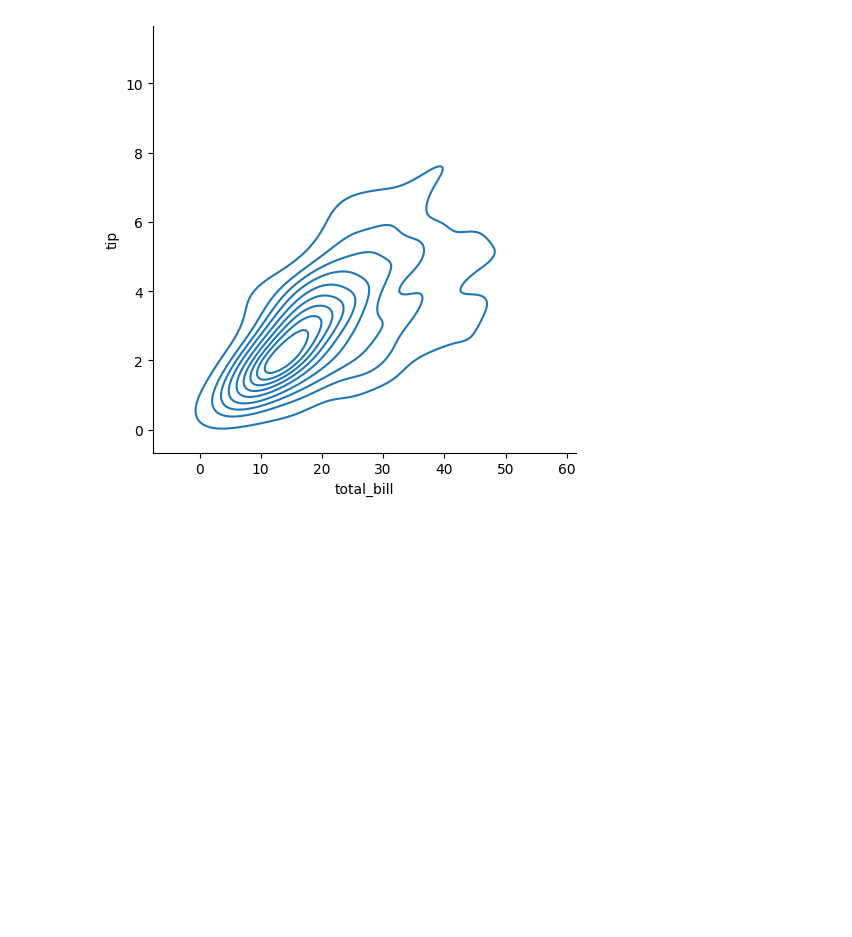
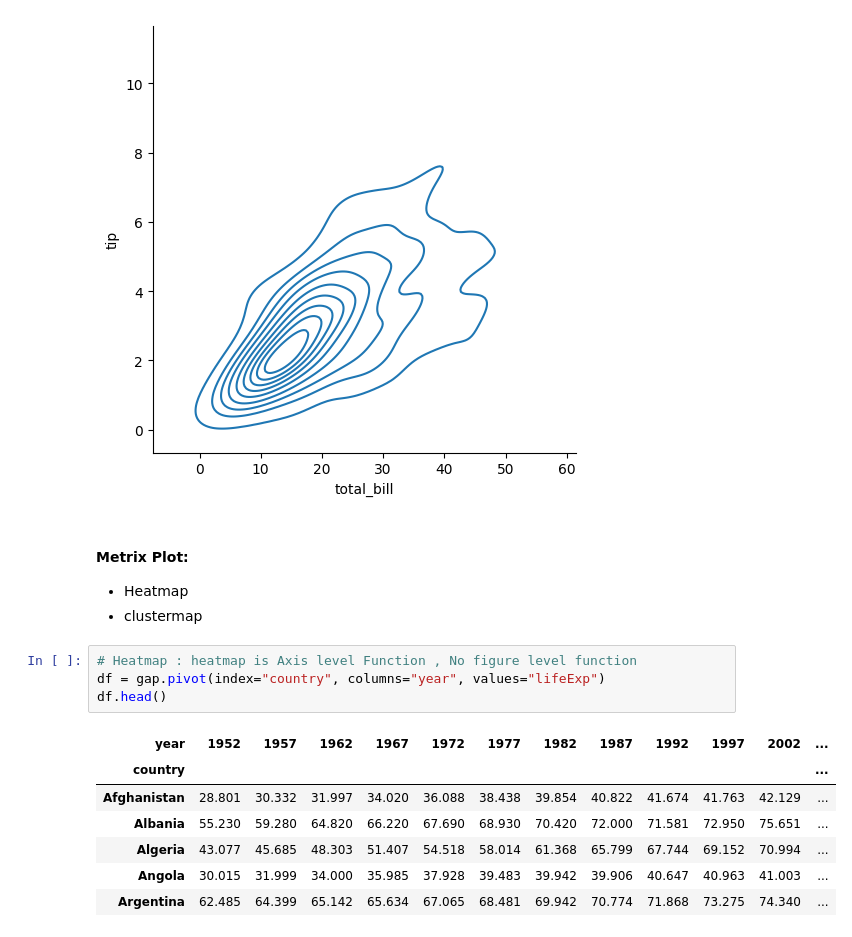
Before and after one commit to JARVIS20240/Python_pandas_for_DS-ML, a Jupyter notebook: Ch-9_Seaborn/01_Bais.ipynb, the cells around one changed output. Cells and saved outputs as stored; diff of their text form; blank space fills up the shorter version.

```diff
--- a/Ch-9_Seaborn/01_Bais.ipynb
+++ b/Ch-9_Seaborn/01_Bais.ipynb
@@ -258,3 +259,19 @@ sns.displot(data=tips, x="total_bill", y="tip", kind="kde")
 # %% [output]
 <seaborn.axisgrid.FacetGrid at 0x...>
 [figure]
+# %% [markdown]
+#### Metrix Plot:
+- Heatmap
+- clustermap
+# %%
+# Heatmap : heatmap is Axis level Function , No figure level function
+df = gap.pivot(index="country", columns="year", values="lifeExp")
+df.head()
+# %% [output]
+| year | 1952 | 1957 | 1962 | 1967 | 1972 | 1977 | 1982 | 1987 | 1992 | 1997 | 2002 | ... |
+| country |  |  |  |  |  |  |  |  |  |  |  | ... |
+| Afghanistan | 28.801 | 30.332 | 31.997 | 34.020 | 36.088 | 38.438 | 39.854 | 40.822 | 41.674 | 41.763 | 42.129 | ... |
+| Albania | 55.230 | 59.280 | 64.820 | 66.220 | 67.690 | 68.930 | 70.420 | 72.000 | 71.581 | 72.950 | 75.651 | ... |
+| Algeria | 43.077 | 45.685 | 48.303 | 51.407 | 54.518 | 58.014 | 61.368 | 65.799 | 67.744 | 69.152 | 70.994 | ... |
+| Angola | 30.015 | 31.999 | 34.000 | 35.985 | 37.928 | 39.483 | 39.942 | 39.906 | 40.647 | 40.963 | 41.003 | ... |
+| Argentina | 62.485 | 64.399 | 65.142 | 65.634 | 67.065 | 68.481 | 69.942 | 70.774 | 71.868 | 73.275 | 74.340 | ... |
```
Also changed, not shown: parts of 5 cells of this notebook.
